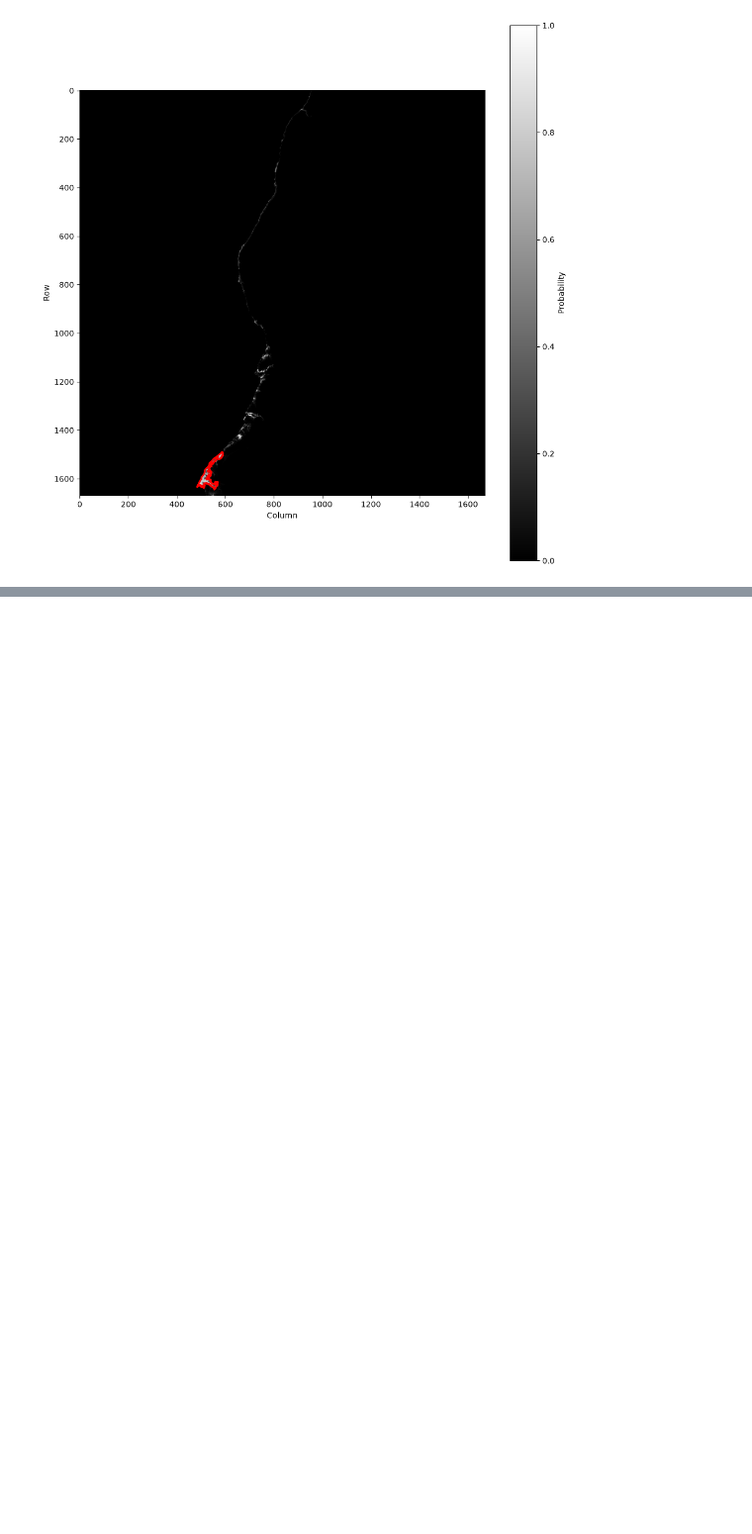
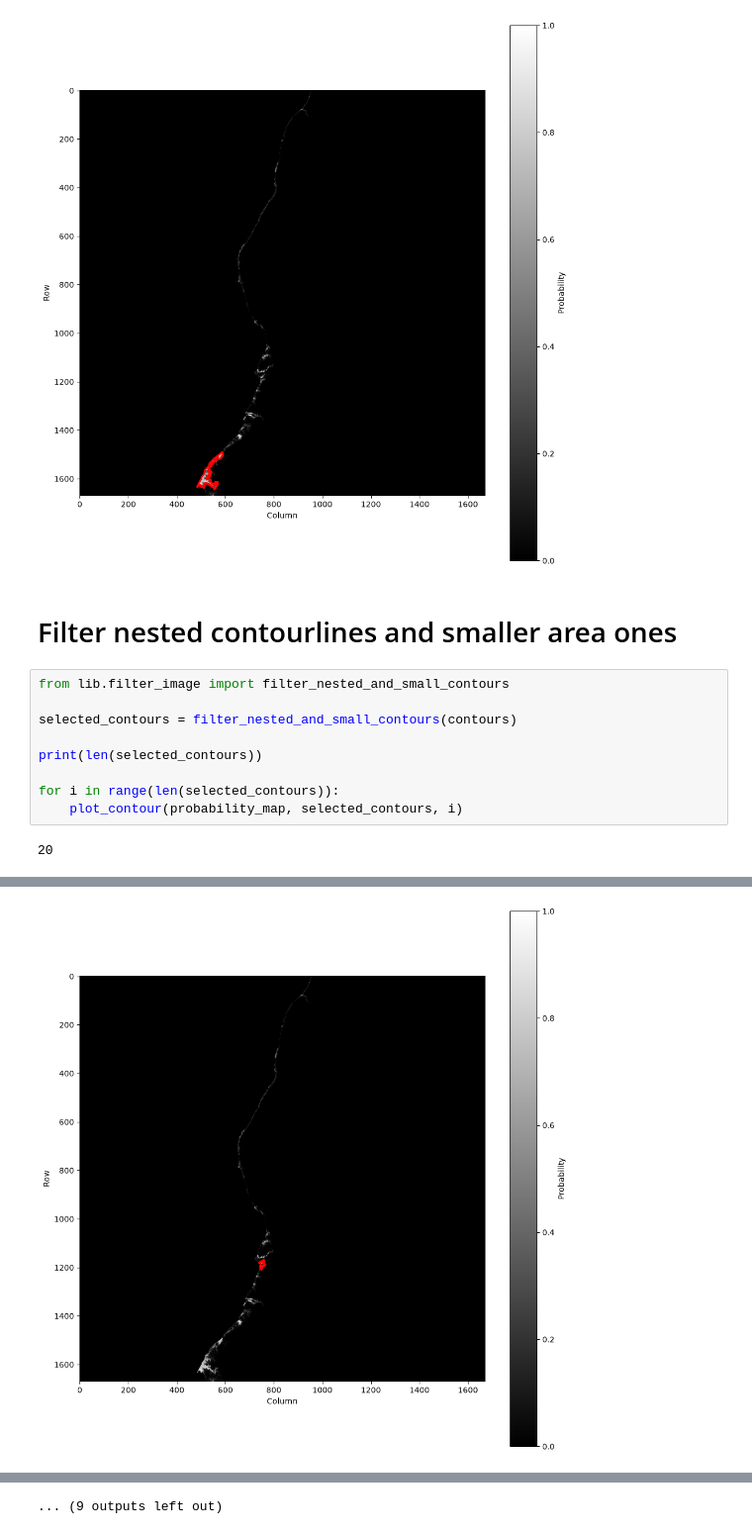
Before and after one commit to saeb-faraji-gargari/image_segmentation, a Jupyter notebook: jupyter_script/contouline_method.ipynb, the cells around one changed output, grey strips where cells are left out. Shown at 99% size. Saved outputs shown, nothing was run; the diff lists cells and outputs as text; blank space fills up the shorter version.

Commit message:
Implementation of image filtering function to remove nested and small-area contoursis considered in jupyter_script/contouline_method.ipynb

```diff
--- a/jupyter_script/contouline_method.ipynb
+++ b/jupyter_script/contouline_method.ipynb
@@ -74,3 +74,16 @@ plot_largest_contour(probability_map, contours)
 # %% [output]
 Selected contour points: 1299
 [figure]
+# %% [markdown]
+# Filter nested contourlines and smaller area ones
+# %%
+from lib.filter_image import filter_nested_and_small_contours
+
+selected_contours = filter_nested_and_small_contours(contours)
+
+print(len(selected_contours))
+
+for i in range(len(selected_contours)):
+    plot_contour(probability_map, selected_contours, i)
+# %% [output]
+20
@@ -76,0 +91 @@ Selected contour points: 1299
+[figure, added]
@@ -76,0 +101 @@ Selected contour points: 1299
+... (9 outputs left out)
```
Also changed, not shown: parts of 2 cells of this notebook.
